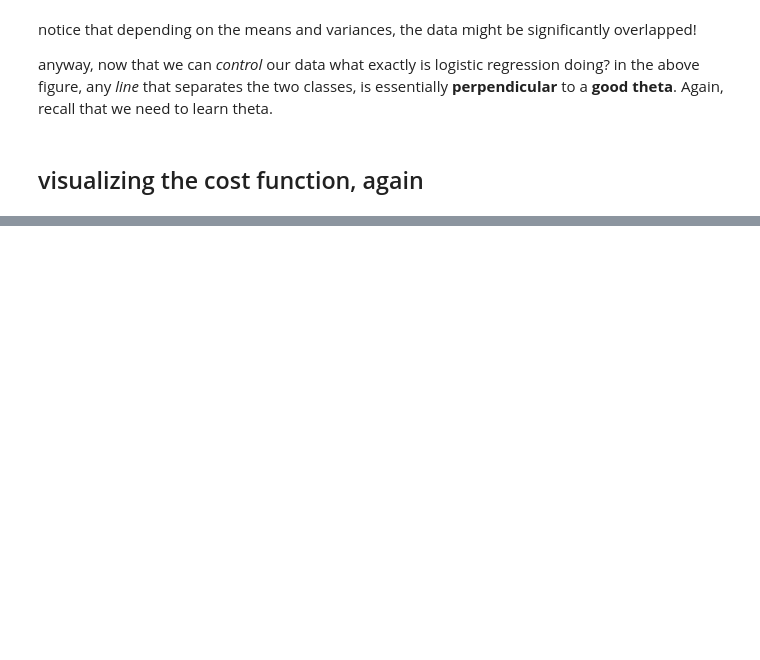
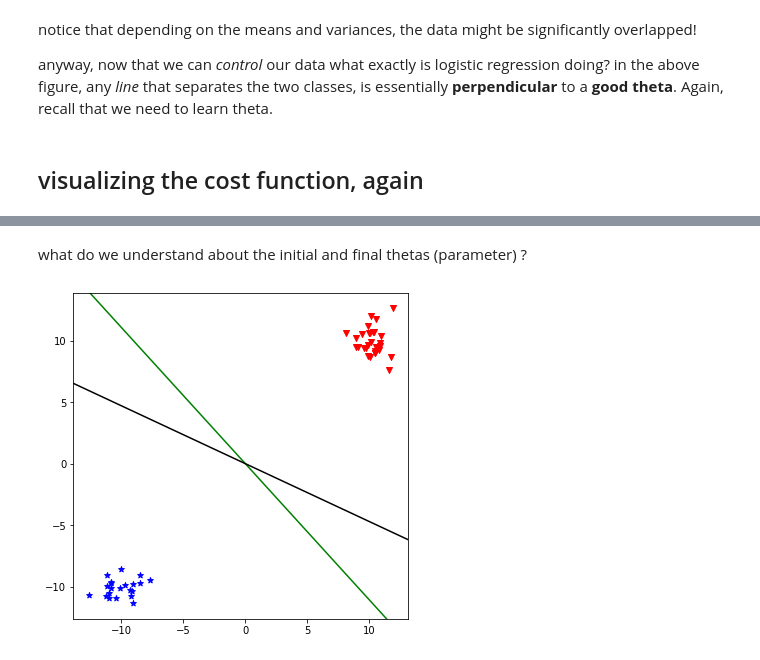
Before and after one commit to praneethmurthy/EE425-demos, a Jupyter notebook: optimization_intro.ipynb, the cells around one changed output, grey strips where cells are left out. Saved outputs shown, nothing was run; the diff lists cells and outputs as text; code cells hidden in the pictures; blank space fills up the shorter version.

```diff
--- a/optimization_intro.ipynb
+++ b/optimization_intro.ipynb
@@ -278,0 +325,23 @@ Text(0.5, 0, 'theta_1')
+# %% [markdown]
+what do we understand about the initial and final thetas (parameter) ?
+# %%
+final_theta = theta_list[-1]
+
+init_theta = theta_list[0]
+
+plt.figure(figsize=(6,6))
+plt.scatter(X_zero[:,0], X_zero[:, 1], color='red', marker='v')
+plt.scatter(X_one[:,0], X_one[:, 1], color='blue', marker='*')
+ax  = plt.gca()
+ax.autoscale(False)
+classifier_theta0 = np.array(ax.get_xlim())
+classifier_theta1 = -(classifier_theta0 * final_theta[0])/final_theta[1]
+plt.plot(classifier_theta0, classifier_theta1, '-', c="green")
+
+classifier_init0 = np.array(ax.get_xlim())
+classifier_init1 = -(classifier_init0 * init_theta[0])/init_theta[1]
+plt.plot(classifier_init0, classifier_init1, '-', c="black")
+
+plt.show()
+# %% [output]
+[figure, added]
```
Also changed, not shown: parts of 10 cells of this notebook.
